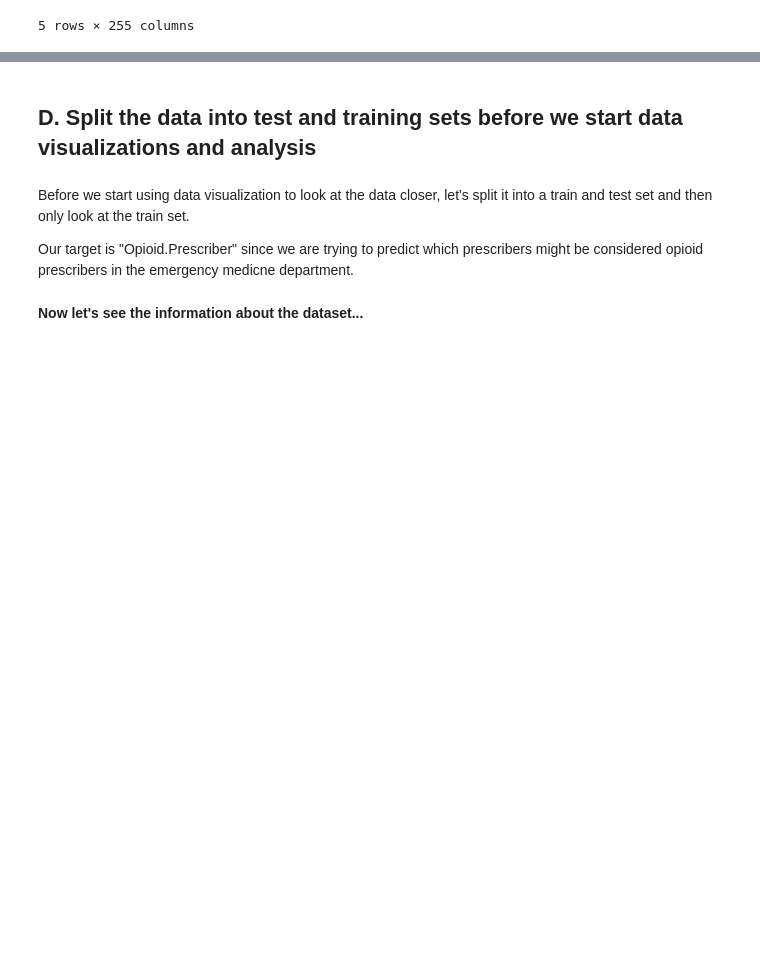
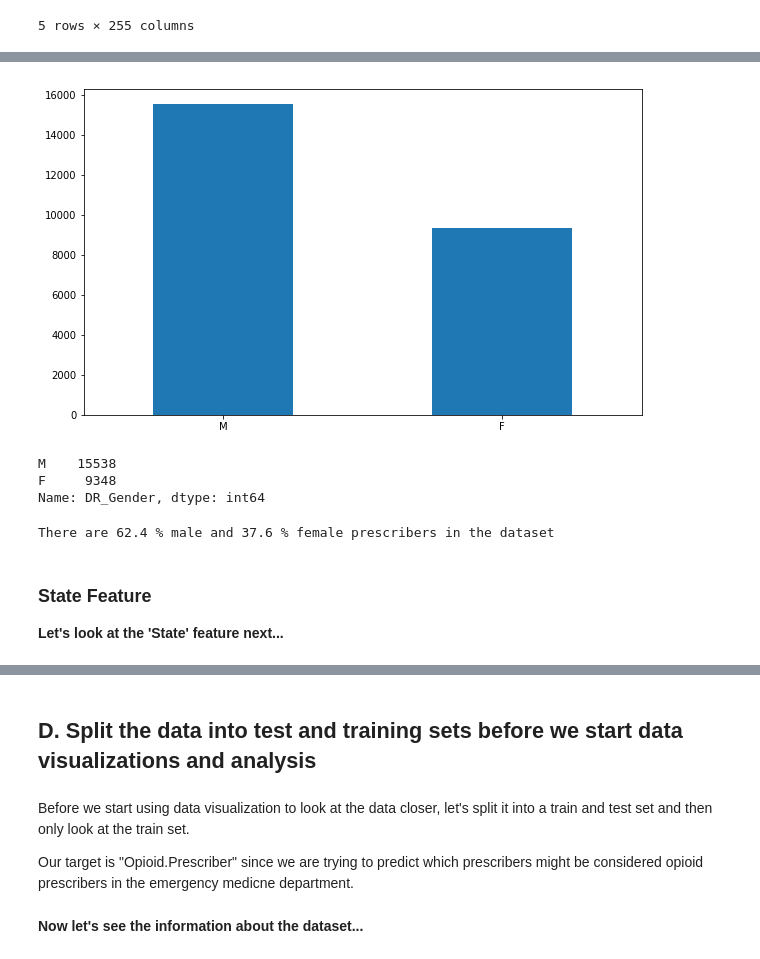
Before and after one commit to CaptainNano77/Opioids, a Jupyter notebook: Opioids.ipynb, the cells around one changed output, grey strips where cells are left out. Saved outputs shown, nothing was run; the diff lists cells and outputs as text; code cells hidden in the pictures; blank space fills up the shorter version.

```diff
--- a/Opioids.ipynb
+++ b/Opioids.ipynb
@@ -820,0 +647,27 @@ KeyError: "['ACTIQ'] not in index"
+# %%
+gen = prescriber["DR_Gender"].value_counts().sort_values(ascending = False)
+# %%
+gen.plot(kind='bar', figsize = (10,6))
+plt.xticks(rotation=0)
+plt.show()
+# %% [output]
+[figure, added]
+# %%
+gen
+# %% [output]
+M    15538
+F     9348
+Name: DR_Gender, dtype: int64
+# %%
+M=15538
+F=9348
+T = M + F
+percentM = (M/T)*100
+percentF = (F/T)*100
+print ('There are', round(percentM, 1), '% male and', round(percentF, 1), '% female prescribers in the dataset')
+# %% [output]
+There are 62.4 % male and 37.6 % female prescribers in the dataset
+# %% [markdown]
+### **State Feature**
+
+**Let's look at the 'State' feature next...**
```
Also changed, not shown: parts of 96 cells of this notebook.
